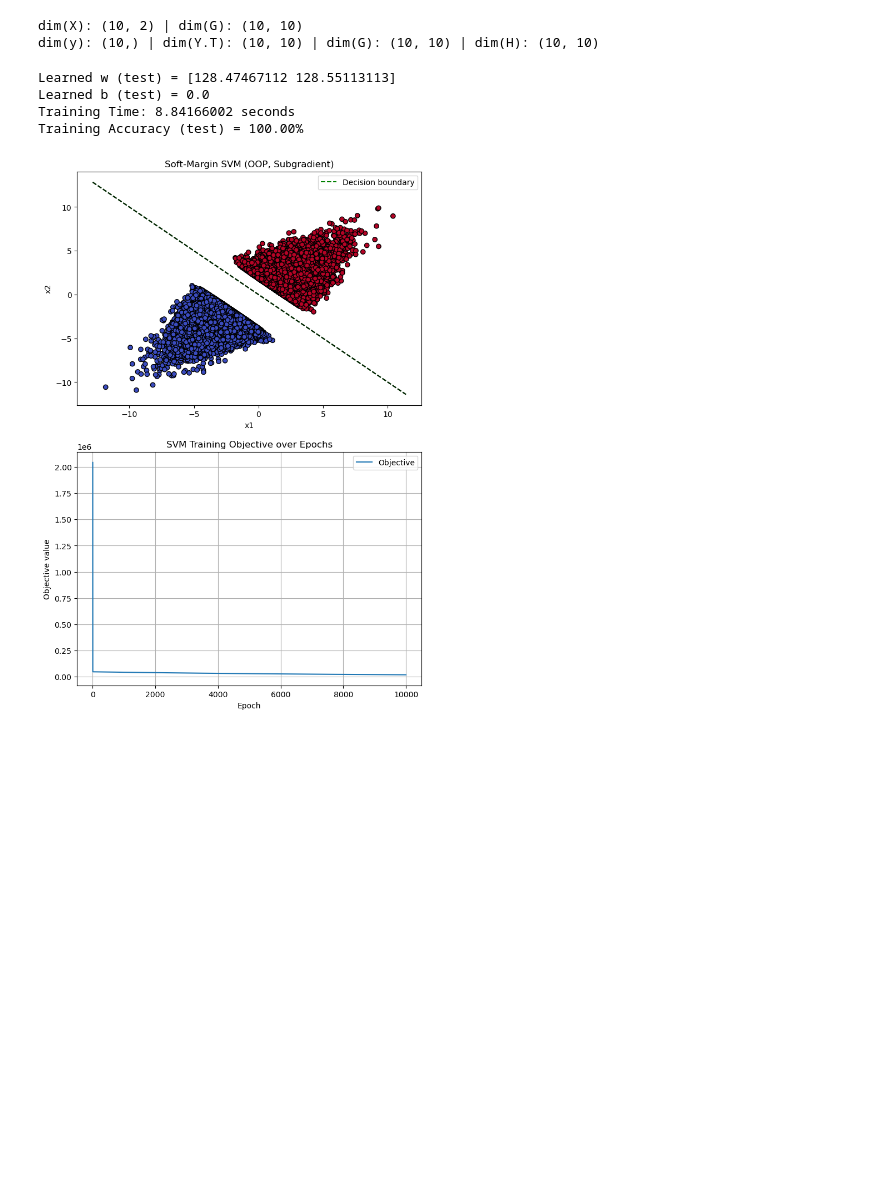
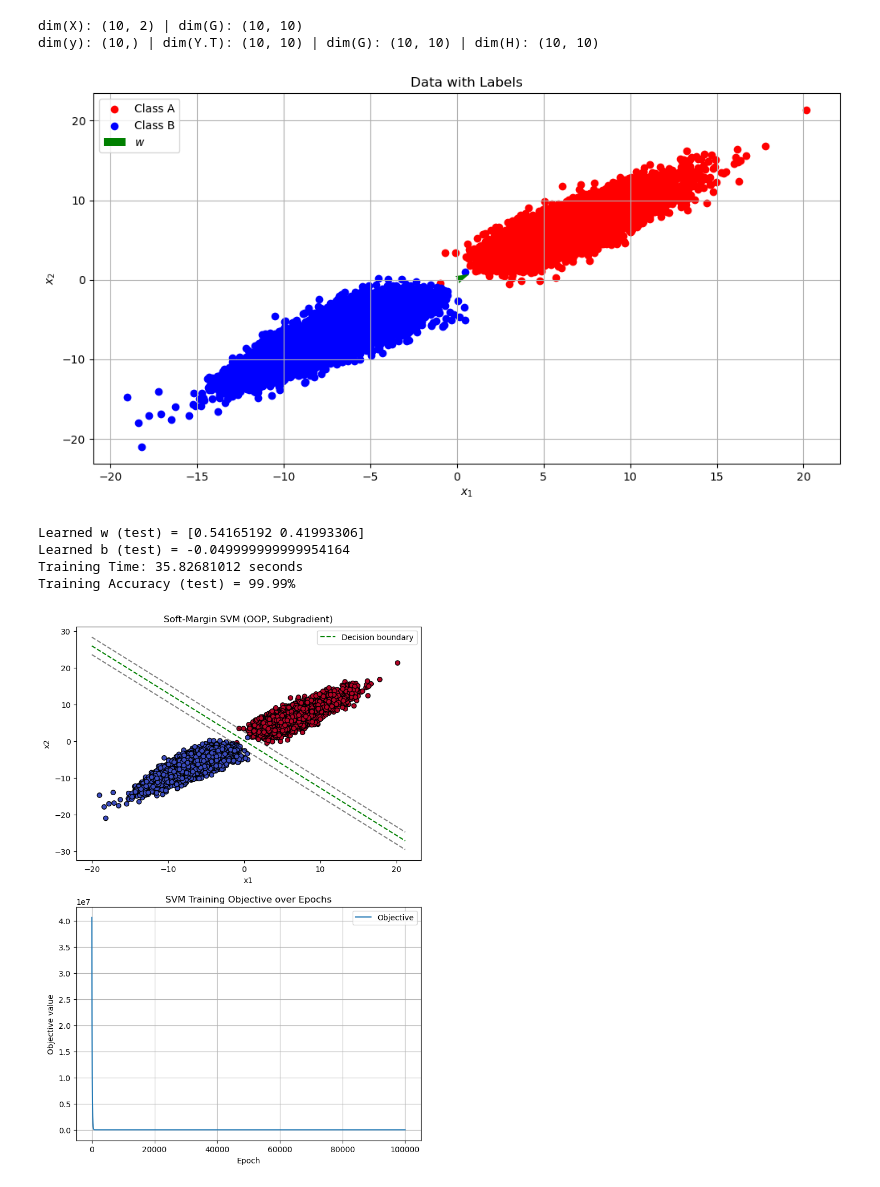
Before and after one commit to TrymSaether/svm-classifier, a Jupyter notebook: numerical_method/svm.ipynb, the cells around one changed output. Drawn from its saved outputs; the diff is of its cells as text; code cells hidden in the pictures; blank space fills up the shorter version.

```diff
--- a/numerical_method/svm.ipynb
+++ b/numerical_method/svm.ipynb
@@ -149,14 +151,8 @@ class SVM:
     # Bisection method to find lambda so that sum_i y_i alpha_i = 0
     # -----------------------------------------------------------
     def find_lmbd(self, beta):
-        """
-        Solve sum_i( y_i * alpha_i(lambda) ) = 0 by 1D bisection in lambda.
-        The bracket [lmd_l, lmd_u] is expanded if needed to find sign changes.
-        """
         eps = self.eps
         lmd_l, lmd_u = self.lmd_bracket
-
-        # Convert Y diag to vector for sum check
         y_vec = np.diag(self.Y)
 
         def sum_y_alpha(lmbd):
@@ -174,14 +170,11 @@ class SVM:
             lmd_u += self.delta
             lmd_l = lmd_u
 
-        # Now do bisection until we find sum_y_alpha ~ 0
         while True:
             lmd_h = 0.5*(lmd_l + lmd_u)
             val = sum_y_alpha(lmd_h)
-
             if abs(val) < eps:
                 return lmd_h
-
             if val > 0:
                 lmd_l = lmd_h
             else:
@@ -259,6 +252,7 @@ class SVM:
             f_next = self.f(alpha_next)
             g_next = self.grad_f(alpha_next)
 
+
         # store final solution
         self.alpha_opt = alpha_next
         return alpha_next
@@ -276,6 +270,8 @@ Y_diag = np.diag(Y)
 print(f"dim(X): {X.shape}", f"dim(Y_diag): {Y_diag.shape}", sep=' | ')
 print(f"dim(Y): {Y.shape}", f"dim(G): {(X @ X.T).shape}", sep=' | ')
 svm = SVM(C, Y_diag, X)
+
+svm.fit(max_iter=100)
 # %% [output]
 dim(X): (1000, 2) | dim(Y_diag): (1000, 1000)
 dim(Y): (1000,) | dim(G): (1000, 1000)
@@ -519,44 +510,55 @@ class SVM:
         ax[1].legend()
         ax[1].grid()
         plt.show()
 
     def test_time(self):
         start = time.time()
         self.predict(X)
         end = time.time()
         print(f"Prediction Time: {end - start:.8f} seconds")
 
-nA = nB = 100000
-w_gt = np.array([1., 1.])
-b_gt = 1.
-margin_gt= 2.
+nA = nB = 10000
 
-listA, listB = TestLinear(w_gt, b_gt, nA, nB, margin_gt, seed=42)
+w_gt = np.array([1/np.sqrt(2), 1/np.sqrt(2)])
+b_gt = 0.
+margin_gt= -1.
+
+listA, listB = TestLinear(w_gt, b_gt, nA, nB, margin_gt, seed=42, shape=10, noise=0.1)
 
 A = np.array(listA).T  # shape (2, nA)
 B = np.array(listB).T  # shape (2, nB)
 
-X = np.concatenate([A, B], axis=1)  # shape (2, nA+nB)
+X = np.concatenate([A, B], axis=1)
 yA = np.ones(nA)
 yB = -np.ones(nB)
-y = np.concatenate([yA, yB], axis=0)  # shape (nA+nB,)
+y = np.concatenate([yA, yB], axis=0)
 
+fig, ax = plt.subplots(1,1, figsize=(12, 6))
+ax.scatter(A[0,:], A[1,:], c='r', label='Class A')
+ax.scatter(B[0,:], B[1,:], c='b', label='Class B')
+ax.quiver(0, 0, w_gt[0], w_gt[1], angles='xy', scale_units='xy', scale=1, color='g', label='$w$')
+ax.set_title("Data with Labels")
+ax.set_xlabel("$x_1$")
+ax.set_ylabel("$x_2$")
+ax.legend()
+ax.grid()
+plt.show()
 # Test the SVM class
-svm_test = SVM(C=10.0, max_epochs=10000, lr=0.00005)
+svm_test = SVM(C=10.0, max_epochs=100000, lr=0.005)
 t0 = time.time()
 svm_test.fit(X, y)
-
 print("Learned w (test) =", svm_test.w_)
 print("Learned b (test) =", svm_test.b_)
 preds_test = svm_test.predict(X)
 t1 = time.time()
 print(f"Training Time: {t1 - t0:.8f} seconds")
 accuracy_test = np.mean(preds_test == y)
 print("Training Accuracy (test) = {:.2f}%".format(100*accuracy_test))
 svm_test.plot(X, y)
 # %% [output]
+[figure, new version]
-Learned w (test) = [128.47467112 128.55113113]
-Learned b (test) = 0.0
-Training Time: 8.84166002 seconds
-Training Accuracy (test) = 100.00%
+Learned w (test) = [0.54165192 0.41993306]
+Learned b (test) = -0.049999999999954164
+Training Time: 35.82681012 seconds
+Training Accuracy (test) = 99.99%
-[figure, old version]
+[figure, added]
```
Also changed, not shown: parts of 4 cells of this notebook, 4 other files.
